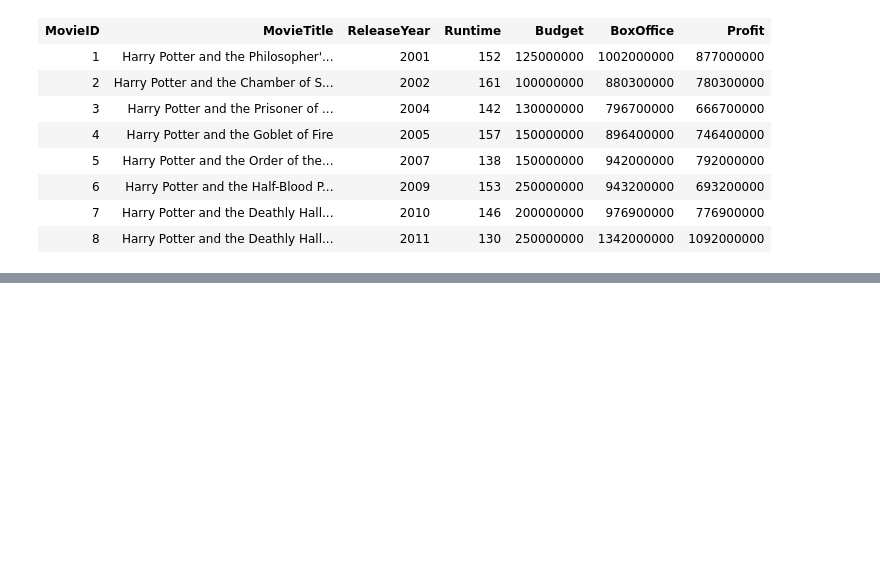
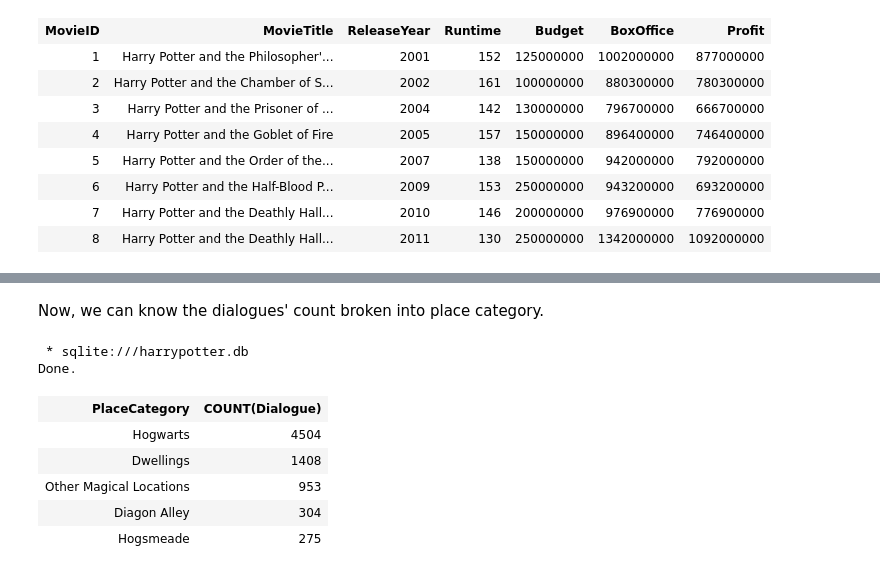
Before and after one commit to rizazainudin/sql-projects, a Jupyter notebook: HarryPotter_SQL.ipynb, the cells around one changed output, grey strips where cells are left out. Drawn from its saved outputs; the diff is of its cells as text; code cells hidden in the pictures; blank space fills up the shorter version.

```diff
--- a/HarryPotter_SQL.ipynb
+++ b/HarryPotter_SQL.ipynb
@@ -266,0 +259,17 @@ GROUP BY    1]
+# %% [markdown]
+Now, we can know the dialogues' count broken into place category.
+# %%
+%%sql
+SELECT  DISTINCT(PlaceCategory), COUNT(Dialogue)
+FROM    Dialogue_Full
+GROUP BY 1
+ORDER BY 2 DESC
+# %% [output]
+ * sqlite:///harrypotter.db
+Done.
+| PlaceCategory | COUNT(Dialogue) |
+| Hogwarts | 4504 |
+| Dwellings | 1408 |
+| Other Magical Locations | 953 |
+| Diagon Alley | 304 |
+| Hogsmeade | 275 |
```
Also changed, not shown: parts of 22 cells of this notebook.
